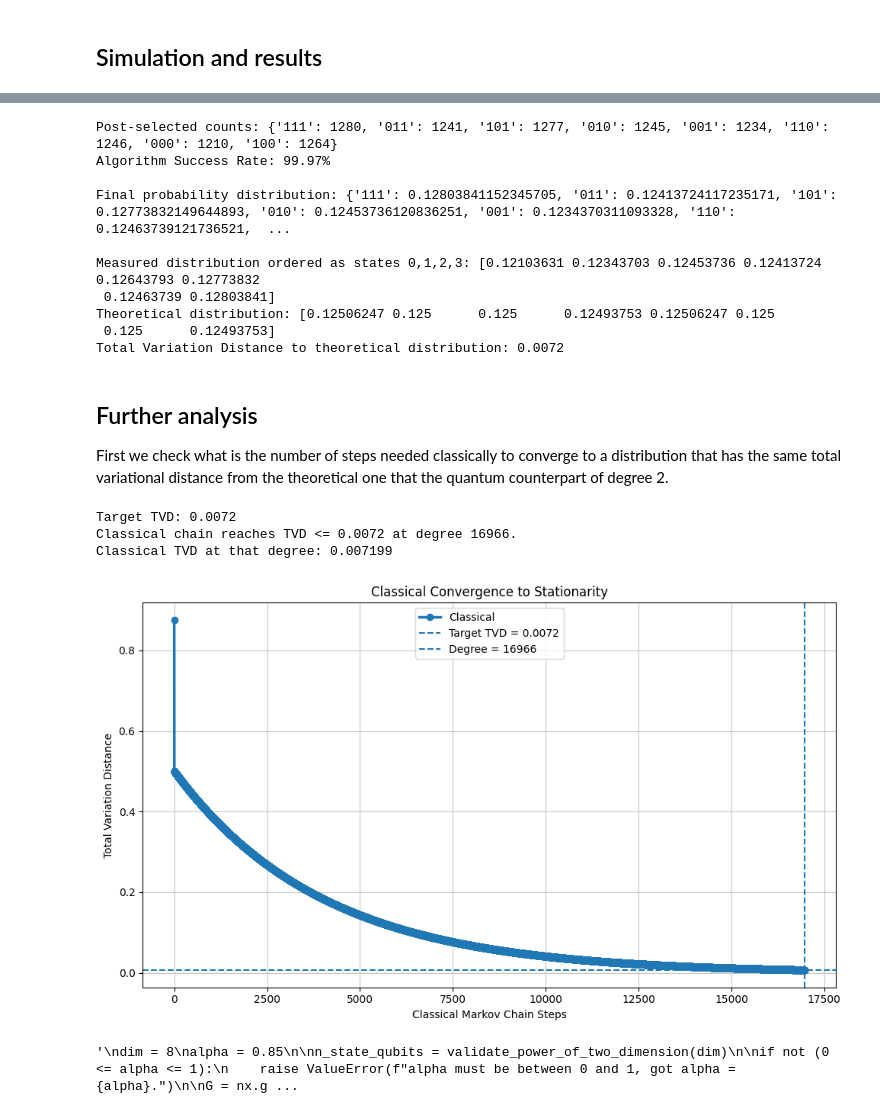
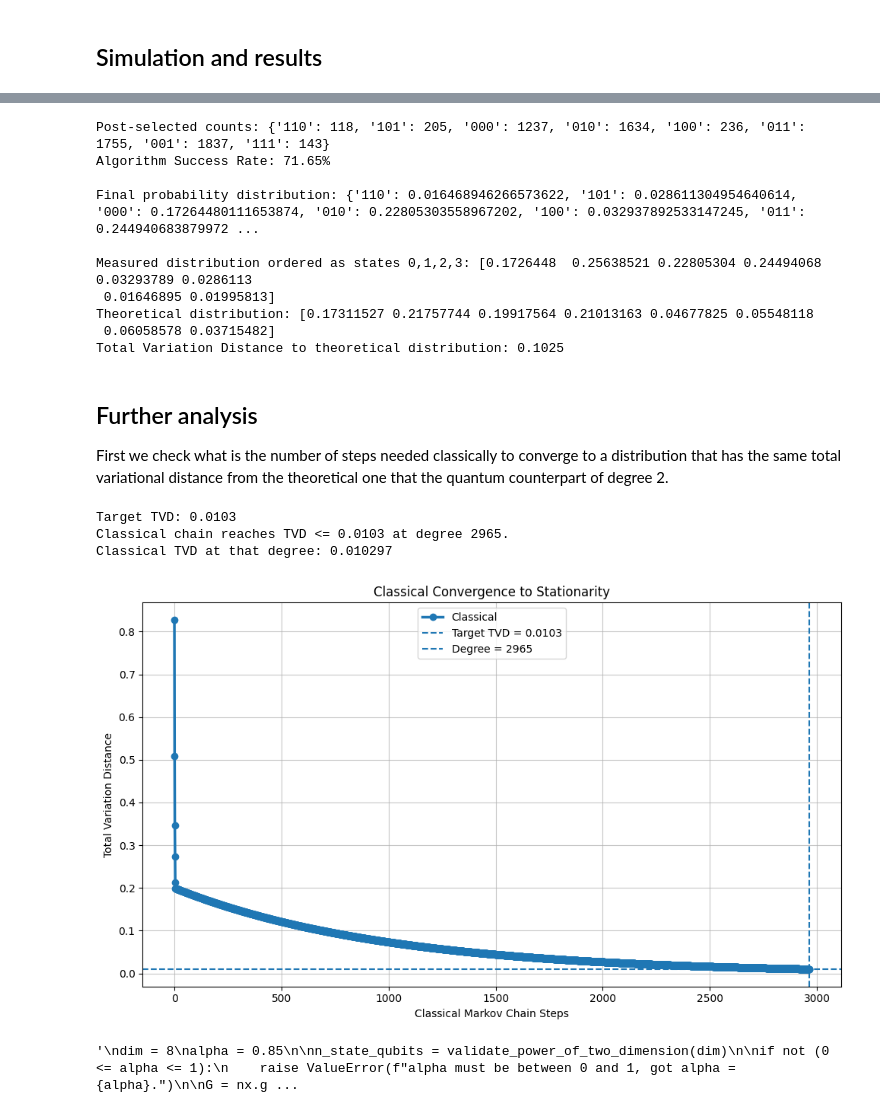
Before and after one commit to frafino/Quantum-Speedup-for-Nonreversible-Markov-Chains, a Jupyter notebook: non_reversible_toy_chain.ipynb, the cells around one changed output, grey strips where cells are left out. Drawn from its saved outputs; the diff is of its cells as text; code cells hidden in the pictures.

```diff
--- a/non_reversible_toy_chain.ipynb
+++ b/non_reversible_toy_chain.ipynb
@@ -141,24 +141,23 @@ from qiskit import transpile
 from qiskit.visualization import plot_histogram
 from qiskit.providers.fake_provider import GenericBackendV2
 
-# Build an 8x8 Metastable Trap Matrix
-P = np.zeros((8, 8))
+import numpy as np
 
-# Community A (Nodes 0-3) and Community B (Nodes 4-7) mix perfectly internally
-P[0:4, 0:4] = 0.25
-P[4:8, 4:8] = 0.25
+dim = 8
 
-# The Trap: We create a microscopic bridge between the communities
-eps = 0.0005  # The probability of escaping the trap
+P = np.array([
+    [0.54989,     0.34993,     0.079984,    0.019996,    0.0000467782, 0.0000554812, 0.0000605858, 0.0000371548],
+    [0.04999,     0.59988,     0.29994,     0.04999,     0.0000467782, 0.0000554812, 0.0000605858, 0.0000371548],
+    [0.019996,    0.079984,    0.54989,     0.34993,     0.0000467782, 0.0000554812, 0.0000605858, 0.0000371548],
+    [0.29994,     0.04999,     0.04999,     0.59988,     0.0000467782, 0.0000554812, 0.0000605858, 0.0000371548],
+    [0.0001731153,0.0002175774,0.0001991756,0.0002101316,0.4996,      0.09992,     0.34972,     0.04996],
+    [0.0001731153,0.0002175774,0.0001991756,0.0002101316,0.29976,     0.4996,      0.04996,     0.14988],
+    [0.0001731153,0.0002175774,0.0001991756,0.0002101316,0.04996,     0.34972,     0.4996,      0.09992],
+    [0.0001731153,0.0002175774,0.0001991756,0.0002101316,0.09992,     0.04996,     0.29976,     0.54956],
+], dtype=float)
 
-# Node 3 leaks into Community B
-P[3, 3] = 0.25 - eps
-P[3, 4] = eps
-
-# Node 7 leaks back into Community A
-P[7, 7] = 0.25 - eps
-P[7, 0] = eps
-
+# Safety renormalization, because the numbers above are rounded
+P = P / P.sum(axis=1, keepdims=True)
 # Basis
 
 eye = np.identity(dim)
@@ -417,6 +416,6 @@ if d % 2 != 0:
     d += 1
 
 print(f"Degree of chebyshev polynomial is: {d}")
-d = 2
-print(f"Chebyshev degree changed to {d} for experiment")
+#d = 2
+#print(f"Chebyshev degree changed to {d} for experiment")
 # %% [output]
@@ -960,16 +986,16 @@ print(f"Measured distribution ordered as states 0,1,2,3: {measured}")
 print(f"Theoretical distribution: {pi}")
 print(f"Total Variation Distance to theoretical distribution: {tvd:.4f}")
 # %% [output]
-Post-selected counts: {'111': 1280, '011': 1241, '101': 1277, '010': 1245, '001': 1234, '110': 1246, '000': 1210, '100': 1264}
-Algorithm Success Rate: 99.97%
+Post-selected counts: {'110': 118, '101': 205, '000': 1237, '010': 1634, '100': 236, '011': 1755, '001': 1837, '111': 143}
+Algorithm Success Rate: 71.65%
 
-Final probability distribution: {'111': 0.12803841152345705, '011': 0.12413724117235171, '101': 0.12773832149644893, '010': 0.12453736120836251, '001': 0.1234370311093328, '110': 0.12463739121736521,  ...
+Final probability distribution: {'110': 0.016468946266573622, '101': 0.028611304954640614, '000': 0.17264480111653874, '010': 0.22805303558967202, '100': 0.032937892533147245, '011': 0.244940683879972 ...
 
-Measured distribution ordered as states 0,1,2,3: [0.12103631 0.12343703 0.12453736 0.12413724 0.12643793 0.12773832
- 0.12463739 0.12803841]
-Theoretical distribution: [0.12506247 0.125      0.125      0.12493753 0.12506247 0.125
- 0.125      0.12493753]
-Total Variation Distance to theoretical distribution: 0.0072
+Measured distribution ordered as states 0,1,2,3: [0.1726448  0.25638521 0.22805304 0.24494068 0.03293789 0.0286113
+ 0.01646895 0.01995813]
+Theoretical distribution: [0.17311527 0.21757744 0.19917564 0.21013163 0.04677825 0.05548118
+ 0.06058578 0.03715482]
+Total Variation Distance to theoretical distribution: 0.1025
 # %% [markdown]
 ## Further analysis
 
@@ -991,7 +1017,7 @@ def classic_evolution_from_state(degree, P, pi, start_state=0):
 
 
 # Choose the target TVD you want to compare against
-target_tvd = 0.0072
+target_tvd = 0.0103
 
 # Classical search range
 max_classical_degree = 50000
@@ -1012,37 +1038,37 @@ for degree in range(max_classical_degree + 1):
 
     if first_degree_below_target is None and tvd <= target_tvd:
         first_degree_below_target = degree
         break
 
     dist = dist @ P
 
 print(f"Target TVD: {target_tvd}")
 
 if first_degree_below_target is None:
     print(f"Classical chain did not reach TVD <= {target_tvd} by degree {max_classical_degree}.")
 else:
     print(f"Classical chain reaches TVD <= {target_tvd} at degree {first_degree_below_target}.")
     print(f"Classical TVD at that degree: {classic_tvds[-1]:.6f}")
 
 plt.figure(figsize=(10, 6))
 plt.plot(classic_degrees, classic_tvds, marker="o", linewidth=2.5, label="Classical")
 plt.axhline(target_tvd, linestyle="--", label=f"Target TVD = {target_tvd}")
 
 if first_degree_below_target is not None:
     plt.axvline(first_degree_below_target, linestyle="--", label=f"Degree = {first_degree_below_target}")
 
 plt.title("Classical Convergence to Stationarity")
 plt.xlabel("Classical Markov Chain Steps")
 plt.ylabel("Total Variation Distance")
 plt.grid(True, alpha=0.7)
 plt.legend()
 plt.tight_layout()
 plt.show()
 # %% [output]
-Target TVD: 0.0072
-Classical chain reaches TVD <= 0.0072 at degree 16966.
-Classical TVD at that degree: 0.007199
+Target TVD: 0.0103
+Classical chain reaches TVD <= 0.0103 at degree 2965.
+Classical TVD at that degree: 0.010297
-[figure, old version]
+[figure, new version]
 # %%
 def run_nonreversible(P, dim, epsilon=0.125, simulator=AerSimulator(), degree=None):
     P = np.asarray(P, dtype=float)
```
Also changed, not shown: parts of 15 cells of this notebook.
